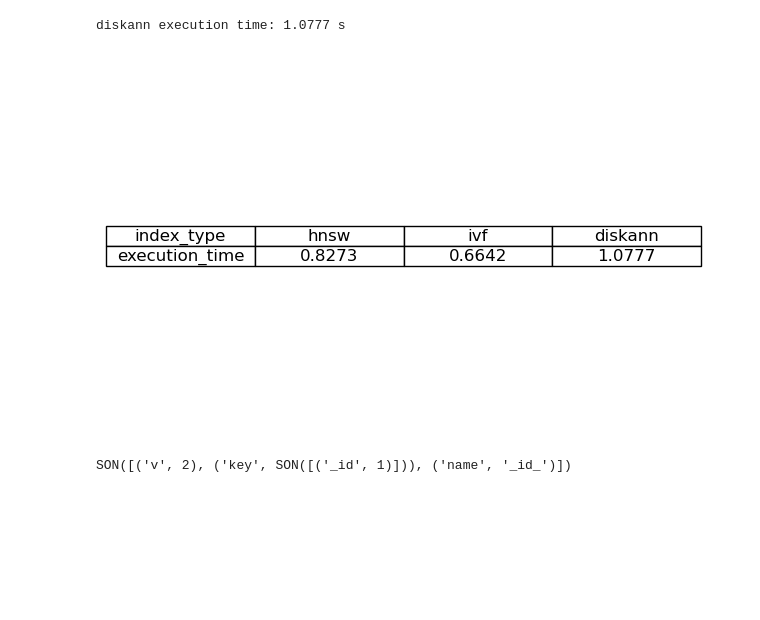
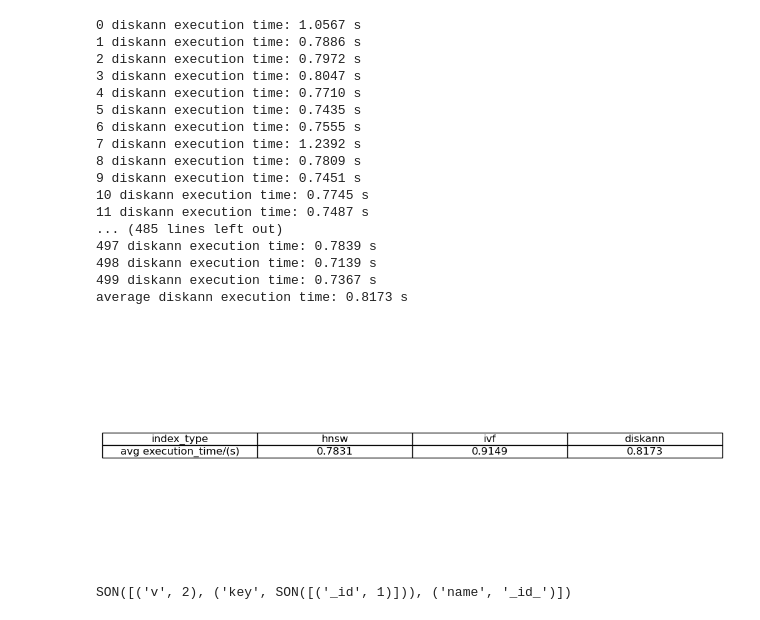
Before and after one commit to AzureCosmosDB/contoso-bookings, a Jupyter notebook: comparison_different_index.ipynb, the cells around one changed output. Cells and saved outputs as stored; diff of their text form; code cells hidden in the pictures; blank space fills up the shorter version.

```diff
--- a/comparison_different_index.ipynb
+++ b/comparison_different_index.ipynb
@@ -138,10 +180,13 @@ ivf execution time: 0.6642 s
 # %%
 # create diskann index
+EXECUTION_TIMES = 500
+index_name = "diskann"
+
 db_command = {
   'createIndexes': 'listings',
   'indexes': [
     {
-      'name': 'diskann',
+      'name': index_name,
       'key': {
         "embeddings": "cosmosSearch"
       },
@@ -173,48 +218,70 @@ pipeline = [
                 }
             ]
 
-start_time = time.time()
 
-try:
-    results = collection.aggregate(pipeline)
+i = 0
+all_time = 0
+while i < EXECUTION_TIMES:
+    start_time = time.time()
 
-    end_time = time.time()
+    try:
+        results = collection.aggregate(pipeline)
 
-    diskann_execution_time = end_time - start_time
-    print(f"diskann execution time: {diskann_execution_time:.4f} s")
+        end_time = time.time()
 
-#     for result in results:
-#         print(result)
+        diskann_execution_time = end_time - start_time
+        all_time = all_time + diskann_execution_time
+        print(f"{i} diskann execution time: {diskann_execution_time:.4f} s")
+        i = i + 1
 
-except Exception as e:
-    print(f"Error: {e}")
+    except Exception as e:
+        print(f"Error: {e}")
+
+avg_diskann_execution = all_time/EXECUTION_TIMES
+print(f"average diskann execution time: {avg_diskann_execution:.4f} s")
 
 collection.drop_index('diskann')
 # %% [output]
-diskann execution time: 1.0777 s
+0 diskann execution time: 1.0567 s
+1 diskann execution time: 0.7886 s
+2 diskann execution time: 0.7972 s
+3 diskann execution time: 0.8047 s
+4 diskann execution time: 0.7710 s
+5 diskann execution time: 0.7435 s
+6 diskann execution time: 0.7555 s
+7 diskann execution time: 1.2392 s
+8 diskann execution time: 0.7809 s
+9 diskann execution time: 0.7451 s
+10 diskann execution time: 0.7745 s
+11 diskann execution time: 0.7487 s
+... (485 lines left out)
+497 diskann execution time: 0.7839 s
+498 diskann execution time: 0.7139 s
+499 diskann execution time: 0.7367 s
+average diskann execution time: 0.8173 s
 # %%
 import matplotlib.pyplot as plt
 
 # data for explicit
 data = [
     ["index_type", "hnsw", "ivf", "diskann"],
-    ["execution_time", f"{hnsw_execution_time:.4f}", f"{ivf_execution_time:.4f}", f"{diskann_execution_time:.4f}"]
+    ["avg execution_time/(s)", f"{avg_hnsw_execution:.4f}", f"{avg_ivf_execution:.4f}", f"{avg_diskann_execution:.4f}"]
 ]
 
 fig, ax = plt.subplots()
 
 ax.axis('tight')
 ax.axis('off')
 
 table = ax.table(cellText=data, loc='center', cellLoc='center')
 
 table.auto_set_font_size(False)
 table.set_fontsize(12)
-table.scale(1.2, 1.2)
+table.scale(2, 1.2)
 
 plt.show()
 # %% [output]
-[figure, old version]
+[figure, new version]
 # %%
 # list all the indexes
 
```
Also changed, not shown: parts of 3 cells of this notebook.
